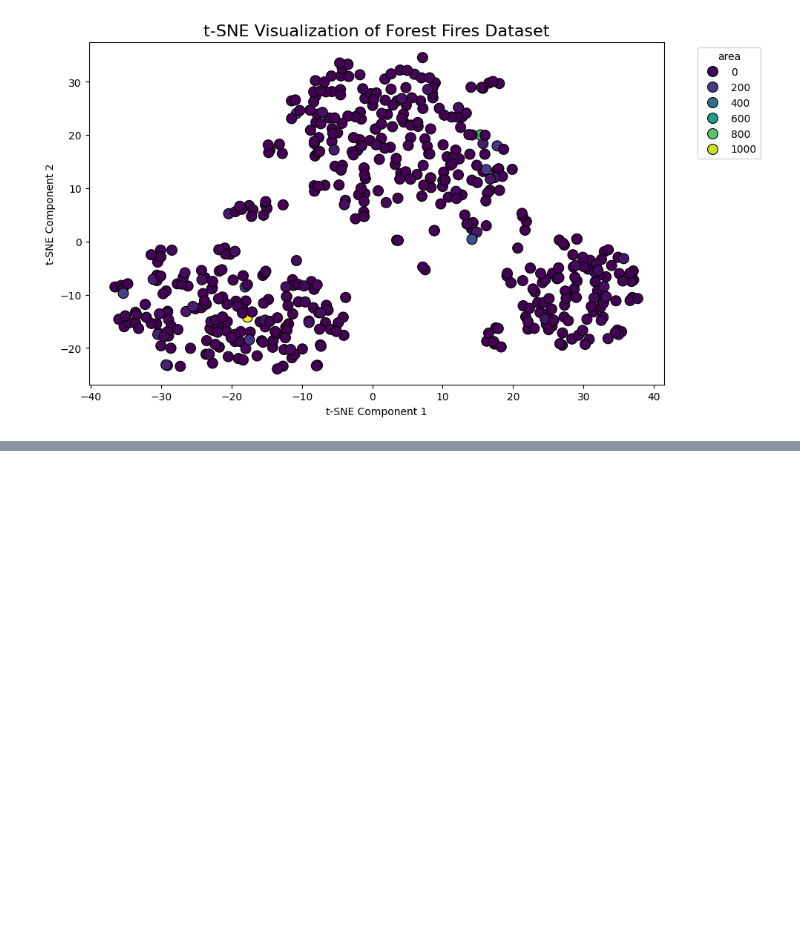
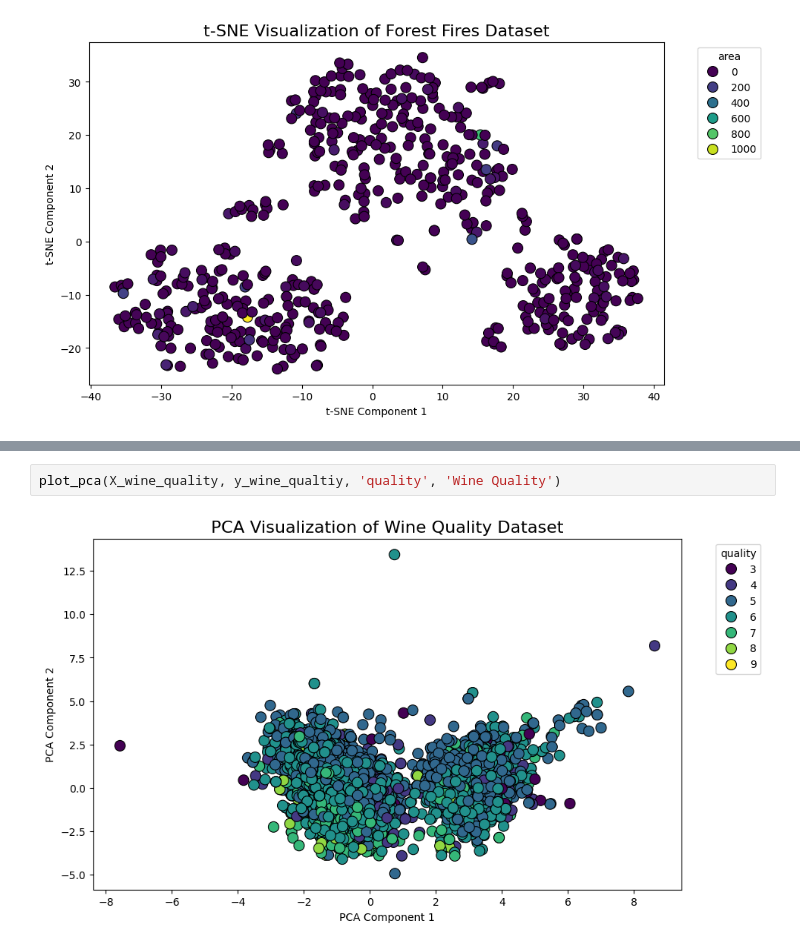
Before and after one commit to niiquaye/ECE457B, a Jupyter notebook: W25-asg2/assignment.ipynb, the cells around one changed output, grey strips where cells are left out. Cells and saved outputs as stored; diff of their text form; blank space fills up the shorter version.

```diff
--- a/W25-asg2/assignment.ipynb
+++ b/W25-asg2/assignment.ipynb
@@ -471,0 +501,4 @@ plot_t_sne(X_forestfires, y_forestfires, 'area', 'Forest Fires', perplexity=25)
+# %%
+plot_pca(X_wine_quality, y_wine_qualtiy, 'quality', 'Wine Quality')
+# %% [output]
+[figure, added]
```
Also changed, not shown: parts of 4 cells of this notebook.
